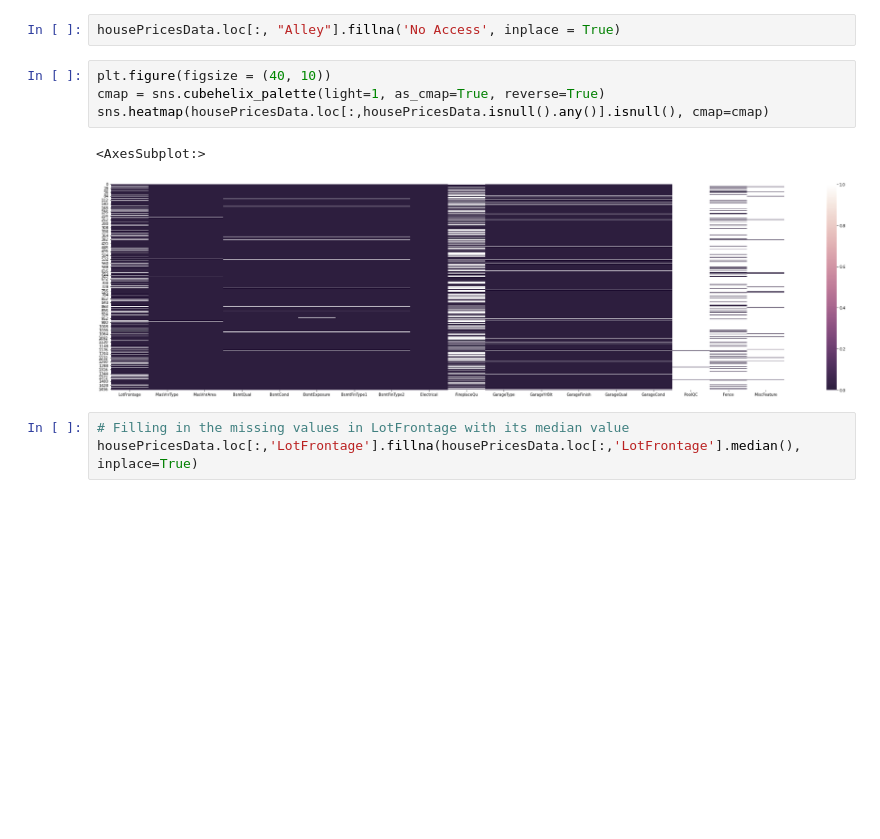
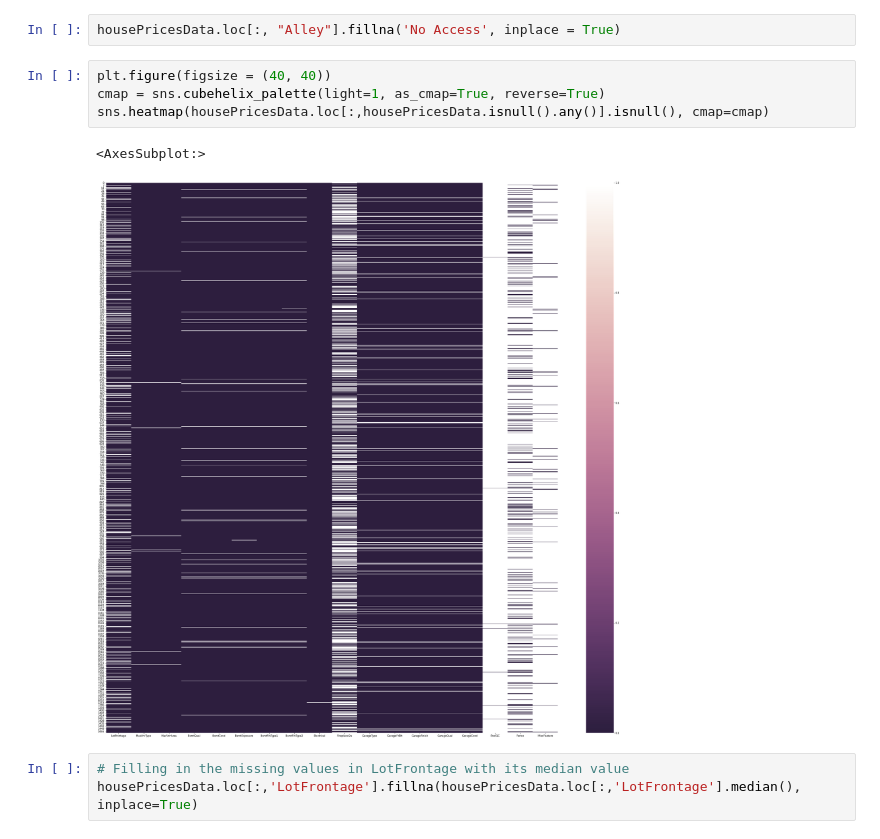
Before and after one commit to konfer/AIPro, a Jupyter notebook: Ensemble—cookbook/1—overview.ipynb, the cells around one changed output. Drawn from its saved outputs; the diff is of its cells as text; blank space fills up the shorter version.

```diff
--- a/Ensemble—cookbook/1—overview.ipynb
+++ b/Ensemble—cookbook/1—overview.ipynb
@@ -426,12 +422,12 @@ Text(0.5, 1.0, 'Variables with missing values')
 # %%
 housePricesData.loc[:, "Alley"].fillna('No Access', inplace = True)
 # %%
-plt.figure(figsize = (40, 10))
+plt.figure(figsize = (40, 40))
 cmap = sns.cubehelix_palette(light=1, as_cmap=True, reverse=True)
 sns.heatmap(housePricesData.loc[:,housePricesData.isnull().any()].isnull(), cmap=cmap)
 # %% [output]
 <AxesSubplot:>
-[figure, old version]
+[figure, new version]
 # %%
 # Filling in the missing values in LotFrontage with its median value
 housePricesData.loc[:,'LotFrontage'].fillna(housePricesData.loc[:,'LotFrontage'].median(), inplace=True)
```
Also changed, not shown: parts of 12 cells of this notebook.
